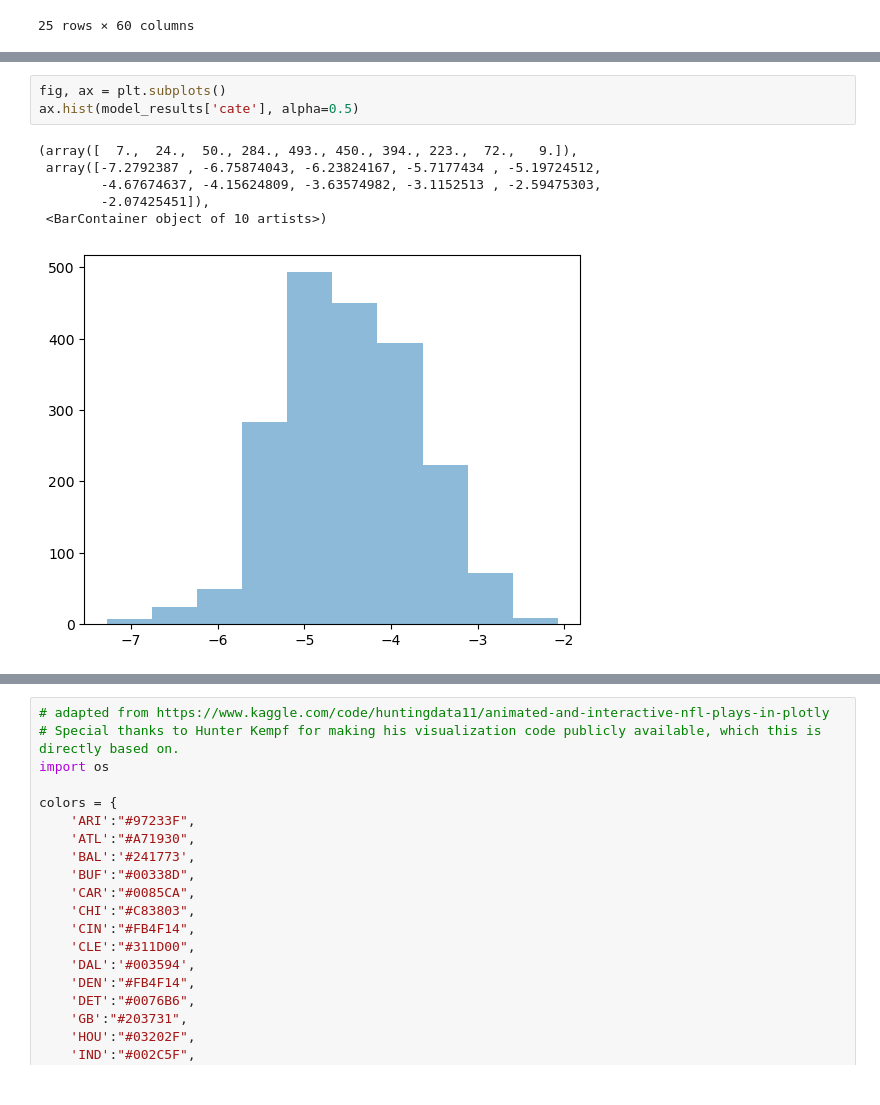
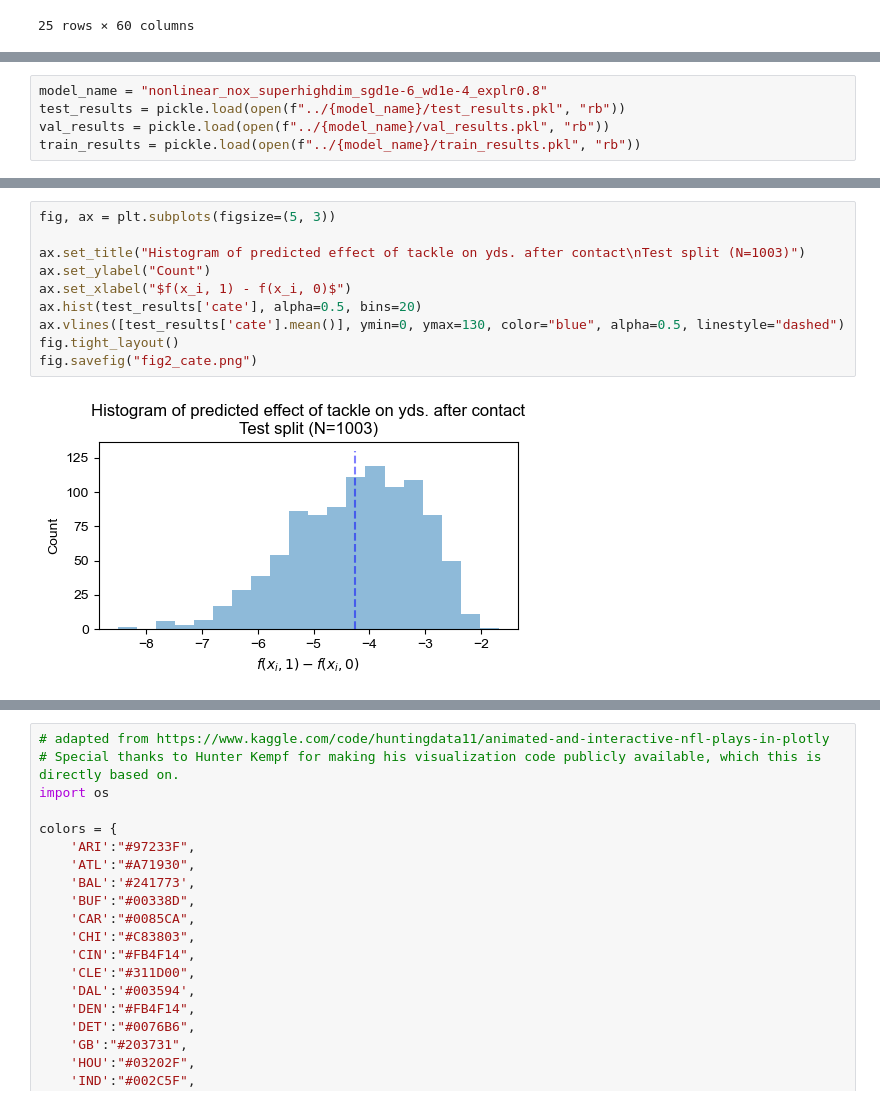
Before and after one commit to tchang1997/tackle_yards_prevented, a Jupyter notebook: notebooks/postprocessed_eda.ipynb, the cells around one changed output, grey strips where cells are left out. Saved outputs shown, nothing was run; the diff lists cells and outputs as text.

```diff
--- a/notebooks/postprocessed_eda.ipynb
+++ b/notebooks/postprocessed_eda.ipynb
@@ -56 +56,6 @@ dict_keys(['t_true', 'y_true', 'y0_pred', 'y1_pred', 't_pred', 'eps', 'cate', 't
+# %%
+model_name = "nonlinear_nox_superhighdim_sgd1e-6_wd1e-4_explr0.8"
+test_results = pickle.load(open(f"../{model_name}/test_results.pkl", "rb"))
+val_results = pickle.load(open(f"../{model_name}/val_results.pkl", "rb"))
+train_results = pickle.load(open(f"../{model_name}/train_results.pkl", "rb"))
 # %%
@@ -73,10 +78,12 @@ ax.hist(val_T_pred[val_T == 1], alpha=0.5, bins=np.linspace(0, 1, 20))
-# %%
-fig, ax = plt.subplots()
-ax.hist(model_results['cate'], alpha=0.5)
-# %% [output]
-(array([  7.,  24.,  50., 284., 493., 450., 394., 223.,  72.,   9.]),
- array([-7.2792387 , -6.75874043, -6.23824167, -5.7177434 , -5.19724512,
-        -4.67674637, -4.15624809, -3.63574982, -3.1152513 , -2.59475303,
-        -2.07425451]),
- <BarContainer object of 10 artists>)
-[figure, removed]
+# %%
+fig, ax = plt.subplots(figsize=(5, 3))
+
+ax.set_title("Histogram of predicted effect of tackle on yds. after contact\nTest split (N=1003)")
+ax.set_ylabel("Count")
+ax.set_xlabel("$f(x_i, 1) - f(x_i, 0)$")
+ax.hist(test_results['cate'], alpha=0.5, bins=20)
+ax.vlines([test_results['cate'].mean()], ymin=0, ymax=130, color="blue", alpha=0.5, linestyle="dashed")
+fig.tight_layout()
+fig.savefig("fig2_cate.png")
+# %% [output]
+[figure, added]
```
Also changed, not shown: parts of 45 cells of this notebook, 13 other files.
